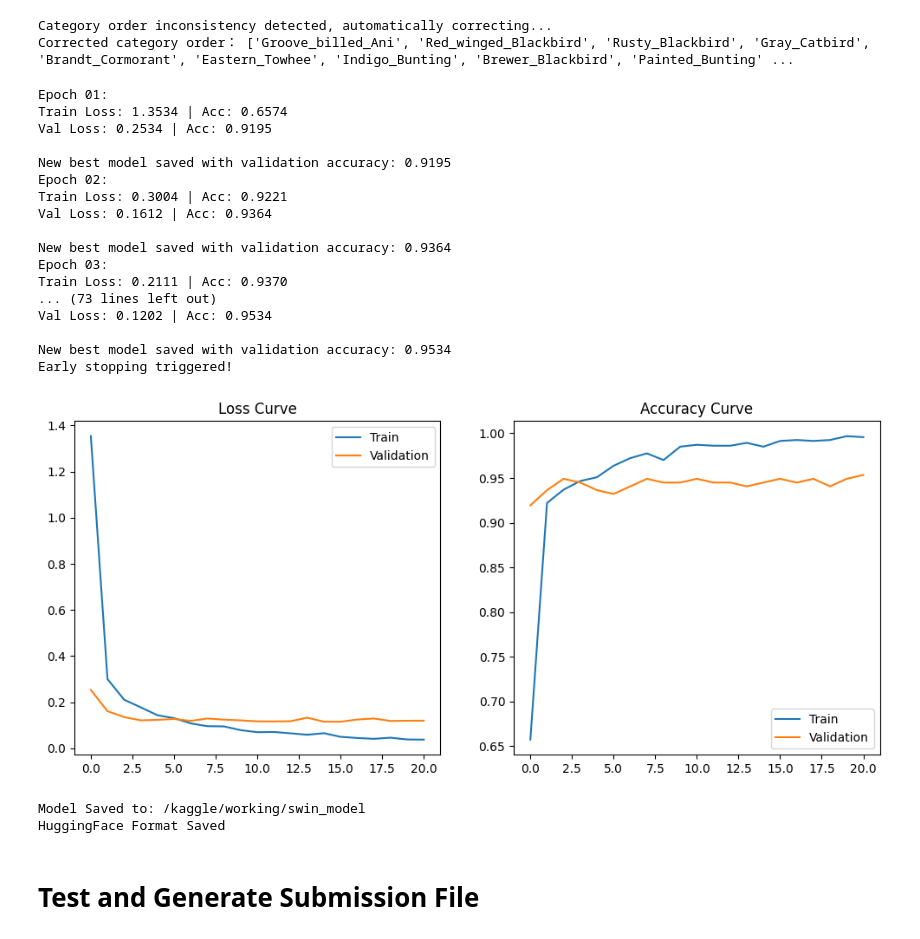
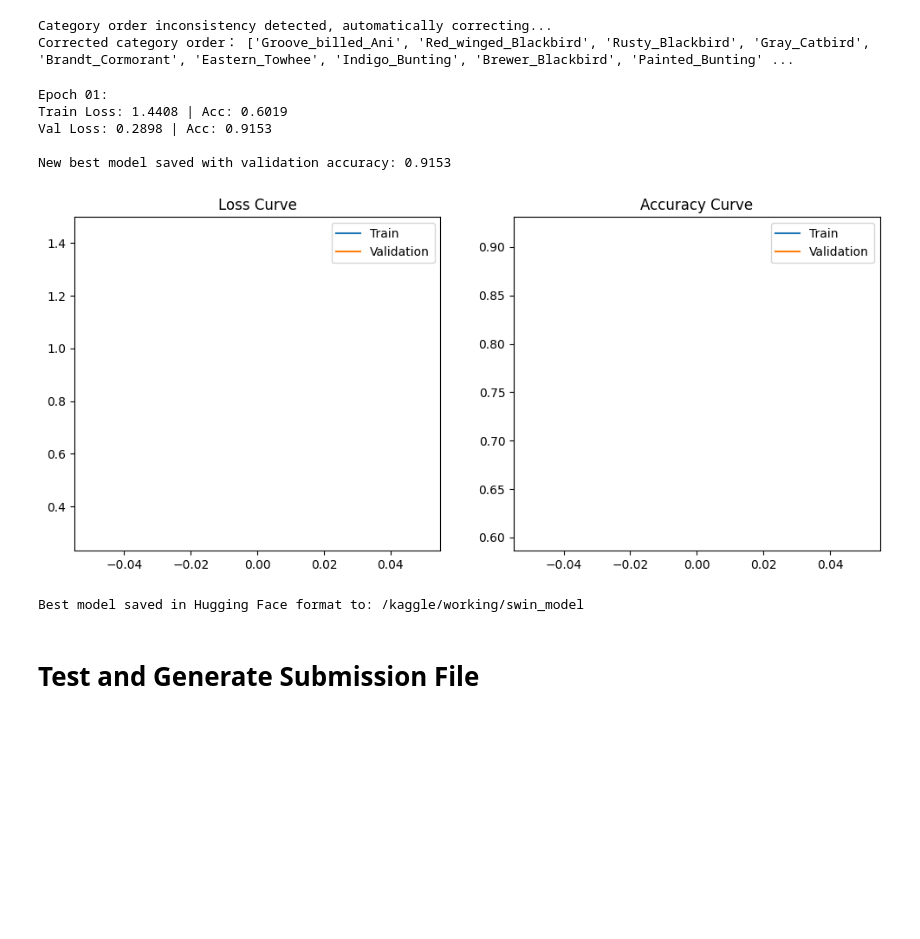
Before and after one commit to yutao-data/Fine_Grained_Bird_Swin, a Jupyter notebook: notebooks/Swin.ipynb, the cells around one changed output. Cells and saved outputs as stored; diff of their text form; code cells hidden in the pictures; blank space fills up the shorter version.

```diff
--- a/notebooks/Swin.ipynb
+++ b/notebooks/Swin.ipynb
@@ -295,7 +295,7 @@ history = {'train_loss': [], 'val_loss': [], 'train_acc': [], 'val_acc': []}
 best_val_acc = 0.0
 best_model_path = "/kaggle/working/best_model.pth"
 
-for epoch in range(50):
+for epoch in range(1):
     train_loss, train_acc = train_epoch(model, train_loader, optimizer, scaler)
     val_loss, val_acc = validate(model, val_loader)
 
@@ -308,64 +308,54 @@ for epoch in range(50):
     print(f"Train Loss: {train_loss:.4f} | Acc: {train_acc:.4f}")
     print(f"Val Loss: {val_loss:.4f} | Acc: {val_acc:.4f}\n")
 
     # Save model parameters if current validation accuracy is the best so far
     if val_acc > best_val_acc:
         best_val_acc = val_acc
         torch.save(model.state_dict(), best_model_path)
         print(f"New best model saved with validation accuracy: {val_acc:.4f}")
 
     if early_stopper.early_stop(val_loss):
         print("Early stopping triggered!")
         break
 
 # Plot training curves
 plt.figure(figsize=(12, 5))
 plt.subplot(1, 2, 1)
 plt.plot(history['train_loss'], label='Train')
 plt.plot(history['val_loss'], label='Validation')
 plt.title('Loss Curve')
 plt.legend()
 
 plt.subplot(1, 2, 2)
 plt.plot(history['train_acc'], label='Train')
 plt.plot(history['val_acc'], label='Validation')
 plt.title('Accuracy Curve')
 plt.legend()
 plt.show()
 # %% [output]
 Epoch 01:
-Train Loss: 1.3534 | Acc: 0.6574
-Val Loss: 0.2534 | Acc: 0.9195
+Train Loss: 1.4408 | Acc: 0.6019
+Val Loss: 0.2898 | Acc: 0.9153
 
-New best model saved with validation accuracy: 0.9195
-Epoch 02:
-Train Loss: 0.3004 | Acc: 0.9221
-Val Loss: 0.1612 | Acc: 0.9364
-
-New best model saved with validation accuracy: 0.9364
-Epoch 03:
-Train Loss: 0.2111 | Acc: 0.9370
-... (73 lines left out)
-Val Loss: 0.1202 | Acc: 0.9534
-
-New best model saved with validation accuracy: 0.9534
-Early stopping triggered!
+New best model saved with validation accuracy: 0.9153
-[figure, old version]
+[figure, new version]
 # %%
 import os
 import torch
 
-# Define a save directory for your Swin model
+# Define the directory where you'll save the best model in Hugging Face format.
 save_dir = "/kaggle/working/swin_model"
 os.makedirs(save_dir, exist_ok=True)
 
-# Save the model state_dict (weights)
-torch.save(model.state_dict(), os.path.join(save_dir, "swin_model_weights.pth"))
+# Load the best model state dictionary (from the training loop).
+best_state_dict = torch.load(best_model_path, map_location=torch.device("cpu"))
+model.load_state_dict(best_state_dict)
 
-# Save the processor (e.g., the image preprocessor) in Hugging Face format
+# Save the best model in Hugging Face format.
+model.save_pretrained(save_dir)
 processor.save_pretrained(save_dir)
 
-# Save class information for later use
+# Optionally, save additional information such as class mapping and training configuration.
 class_info = {
     "class_order": submission_class_order,
     "class_to_idx": train_dataset.class_to_idx,
@@ -373,7 +363,6 @@ class_info = {
 }
 torch.save(class_info, os.path.join(save_dir, "class_info.pth"))
 
-# Save training configuration details
 train_config = {
     "epochs_trained": len(history['train_loss']),
     "best_val_acc": max(history['val_acc']),
@@ -381,20 +370,13 @@ train_config = {
 }
 torch.save(train_config, os.path.join(save_dir, "train_config.pth"))
 
-print(f"Model Saved to: {save_dir}")
-
-# Second save using the Hugging Face format (this saves both the model and processor)
-model.save_pretrained(save_dir)
-processor.save_pretrained(save_dir)
-
-# Save class order as a text file (if needed for later reference)
+# Also save the class order as a plain text file for reference.
 with open(os.path.join(save_dir, "class_info.txt"), "w") as f:
     f.write("\n".join(submission_class_order))
 
-print("HuggingFace Format Saved")
+print(f"Best model saved in Hugging Face format to: {save_dir}")
 # %% [output]
-Model Saved to: /kaggle/working/swin_model
-HuggingFace Format Saved
+Best model saved in Hugging Face format to: /kaggle/working/swin_model
 # %% [markdown]
 # Test and Generate Submission File
 # %%
```
Also changed, not shown: parts of 2 cells of this notebook.
